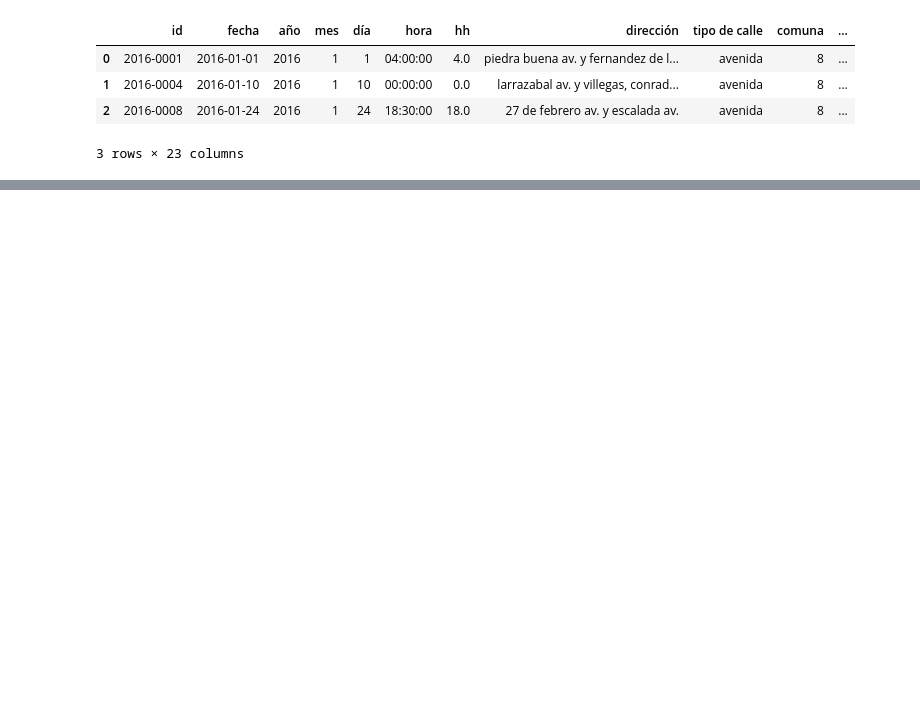
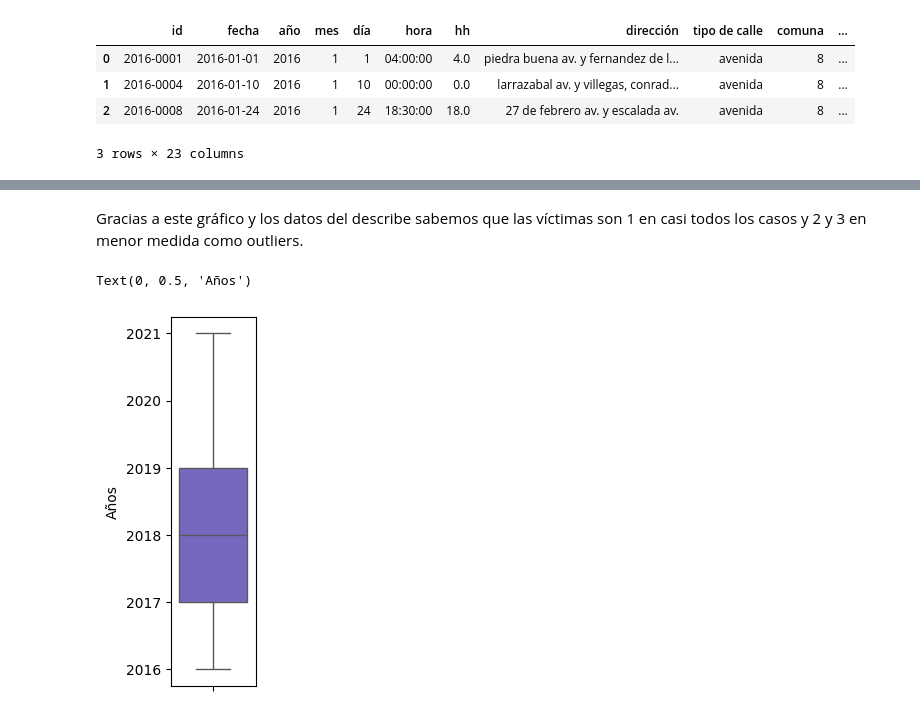
Before and after one commit to paulusbrizzi/BA-Siniestros-Viales, a Jupyter notebook: notebooks/1_ETL.ipynb, the cells around one changed output, grey strips where cells are left out. Saved outputs shown, nothing was run; the diff lists cells and outputs as text; code cells hidden in the pictures; blank space fills up the shorter version.

```diff
--- a/notebooks/1_ETL.ipynb
+++ b/notebooks/1_ETL.ipynb
@@ -458,0 +613,9 @@ siniestros1.to_csv("siniestros.csv", index=False)
+# %% [markdown]
+Gracias a este gráfico y los datos del describe sabemos que las víctimas son 1 en casi todos los casos y 2 y 3 en menor medida como outliers.
+# %%
+plt.subplot(1, 5, 2)
+sns.boxplot(data=siniestros1, y='año', color = "#6A5ACD")
+plt.ylabel('Años')
+# %% [output]
+Text(0, 0.5, 'Años')
+[figure, added]
```
Also changed, not shown: parts of 58 cells of this notebook, 1 other file.
